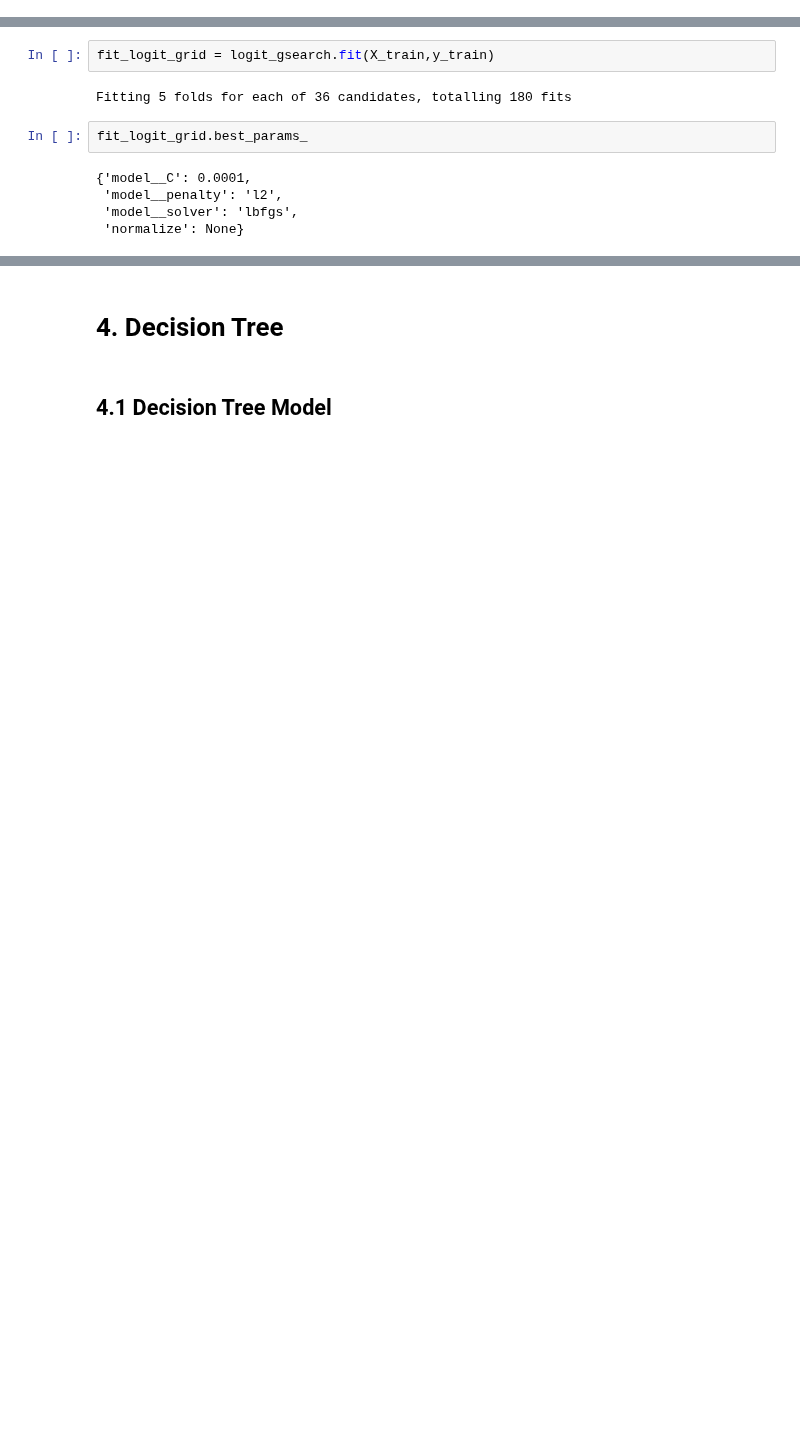
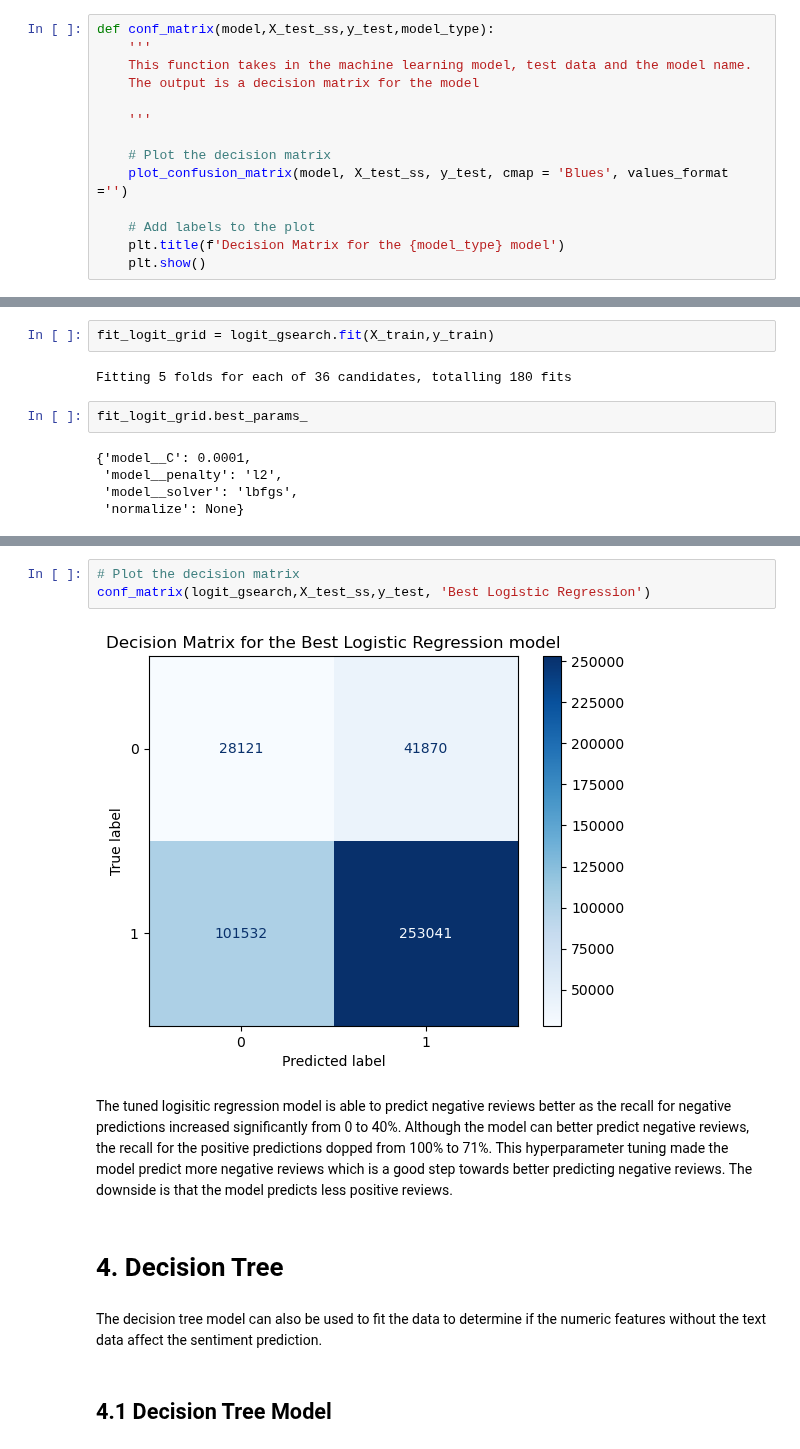
Before and after one commit to JTruong3/Amazon-Product-Recommender, a Jupyter notebook: 2_Modelling without text data.ipynb, the cells around one changed output, grey strips where cells are left out. Saved outputs shown, nothing was run; the diff lists cells and outputs as text; blank space fills up the shorter version.

```diff
--- a/2_Modelling without text data.ipynb
+++ b/2_Modelling without text data.ipynb
@@ -110,0 +188,14 @@ Test score: 0.8350307609688998
+# %%
+def conf_matrix(model,X_test_ss,y_test,model_type):
+    '''
+    This function takes in the machine learning model, test data and the model name.
+    The output is a decision matrix for the model
+
+    '''
+
+    # Plot the decision matrix
+    plot_confusion_matrix(model, X_test_ss, y_test, cmap = 'Blues', values_format ='')
+
+    # Add labels to the plot
+    plt.title(f'Decision Matrix for the {model_type} model')
+    plt.show()
@@ -163,4 +287,13 @@ logit_gsearch.score(X_test,y_test)
+# %%
+# Plot the decision matrix
+conf_matrix(logit_gsearch,X_test_ss,y_test, 'Best Logistic Regression')
+# %% [output]
+[figure, added]
+# %% [markdown]
+The tuned logisitic regression model is able to predict negative reviews better as the recall for negative predictions increased significantly from 0 to 40%. Although the model can better predict negative reviews, the recall for the positive predictions dopped from 100% to 71%. This hyperparameter tuning made the model predict more negative reviews which is a good step towards better predicting negative reviews. The downside is that the model predicts less positive reviews.
 # %% [markdown]
 # 4. Decision Tree<a class ='anchor' id='4decisiontree'></a>
+# %% [markdown]
+The decision tree model can also be used to fit the data to determine if the numeric features without the text data affect the sentiment prediction.
 # %% [markdown]
 ## 4.1 Decision Tree Model<a class ='anchor' id='4.1dtmodel'></a>
```
Also changed, not shown: parts of 82 cells of this notebook.
